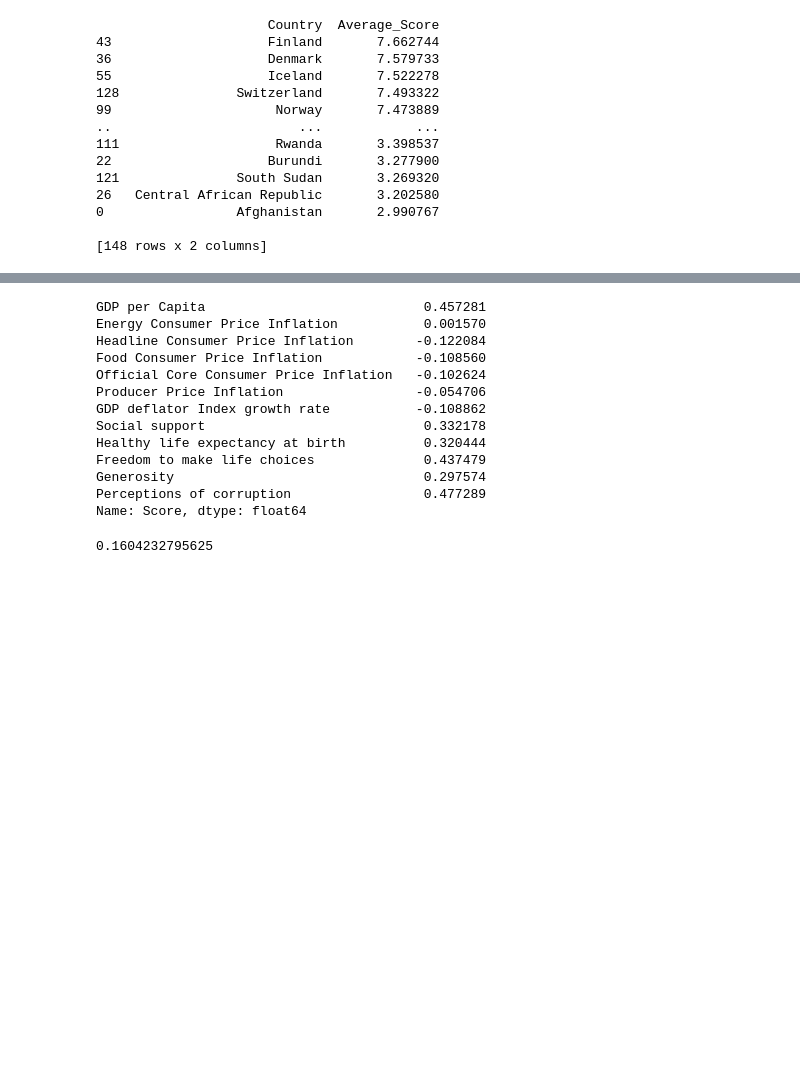
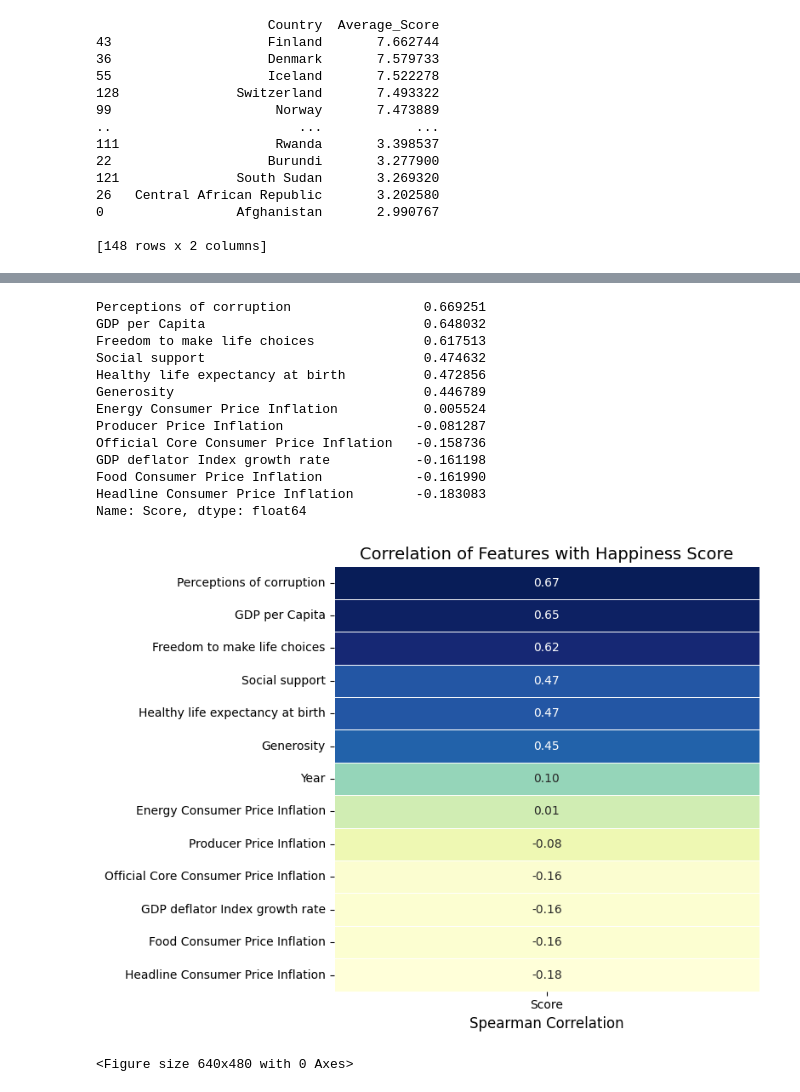
Before and after one commit to eemgraham/World-Happiness-Index, a Jupyter notebook: World_Happiness_Index.ipynb, the cells around one changed output, grey strips where cells are left out. Cells and saved outputs as stored; diff of their text form; code cells hidden in the pictures; blank space fills up the shorter version.

```diff
--- a/World_Happiness_Index.ipynb
+++ b/World_Happiness_Index.ipynb
@@ -94,32 +112,56 @@ features = ['GDP per Capita', 'Energy Consumer Price Inflation', 'Headline Consu
 # Create a new DataFrame with just 'Score' and selected features
 selected_df = df[['Score'] + features]
 
-# Compute Kendall correlation matrix
-kendall_corr = selected_df.corr(method='kendall')
+# Compute Spearman correlation matrix
+spearman_corr = selected_df.corr(method='spearman')
 
-# Show only correlation of each feature with 'Score'
-score_corr = kendall_corr['Score'].drop('Score')  # Remove self-correlation
+# Extract Spearman correlation values with 'Score' only
+score_corr = spearman_corr['Score'].drop('Score')  # Drop self-correlation
 
-print(score_corr)
+# Display the results
+print(score_corr.sort_values(ascending=False))
 # %% [output]
-GDP per Capita                            0.457281
-Energy Consumer Price Inflation           0.001570
-Headline Consumer Price Inflation        -0.122084
-Food Consumer Price Inflation            -0.108560
-Official Core Consumer Price Inflation   -0.102624
-Producer Price Inflation                 -0.054706
-GDP deflator Index growth rate           -0.108862
-Social support                            0.332178
-Healthy life expectancy at birth          0.320444
-Freedom to make life choices              0.437479
-Generosity                                0.297574
-Perceptions of corruption                 0.477289
+Perceptions of corruption                 0.669251
+GDP per Capita                            0.648032
+Freedom to make life choices              0.617513
+Social support                            0.474632
+Healthy life expectancy at birth          0.472856
+Generosity                                0.446789
+Energy Consumer Price Inflation           0.005524
+Producer Price Inflation                 -0.081287
+Official Core Consumer Price Inflation   -0.158736
+GDP deflator Index growth rate           -0.161198
+Food Consumer Price Inflation            -0.161990
+Headline Consumer Price Inflation        -0.183083
 Name: Score, dtype: float64
-# %%
-average_col1 = df['Perceptions of corruption'].mean()
-print(average_col1)
-# %% [output]
-0.1604232795625
+# %%
+# Select only numeric columns
+numeric_df = df.select_dtypes(include=['number'])
+# Compute Spearman correlation matrix
+corr_matrix = numeric_df.corr(method='spearman')
+#Extract & sort correlation with Score
+score_corr = corr_matrix['Score'].drop('Score')  # Remove self-correlation
+score_corr = score_corr.sort_values(ascending=False)  # Sort descending
+#Plot smaller heatmap
+import matplotlib.pyplot as plt
+import seaborn as sns
+
+plt.figure(figsize=(8, 6))
+sns.heatmap(score_corr.to_frame(), annot=True, cmap='YlGnBu', cbar=False, fmt=".2f", linewidths=0.5)
+
+plt.title("Correlation of Features with Happiness Score", fontsize=14)
+plt.xlabel("Spearman Correlation", fontsize=12)
+plt.tight_layout()
+plt.show()
+# %% [output]
+[figure, added]
+# %%
+import os
+os.makedirs('images', exist_ok=True)  # Create folder
+
+plt.savefig('images/score_correlation_heatmap.png', dpi=300, bbox_inches='tight')
+# %% [output]
+<Figure size 640x480 with 0 Axes>
 # %%
 print(top_10_unique[['Country', 'Score', 'Year', 'Perceptions of corruption']])
 # %% [output]
```
Also changed, not shown: parts of 12 cells of this notebook.
